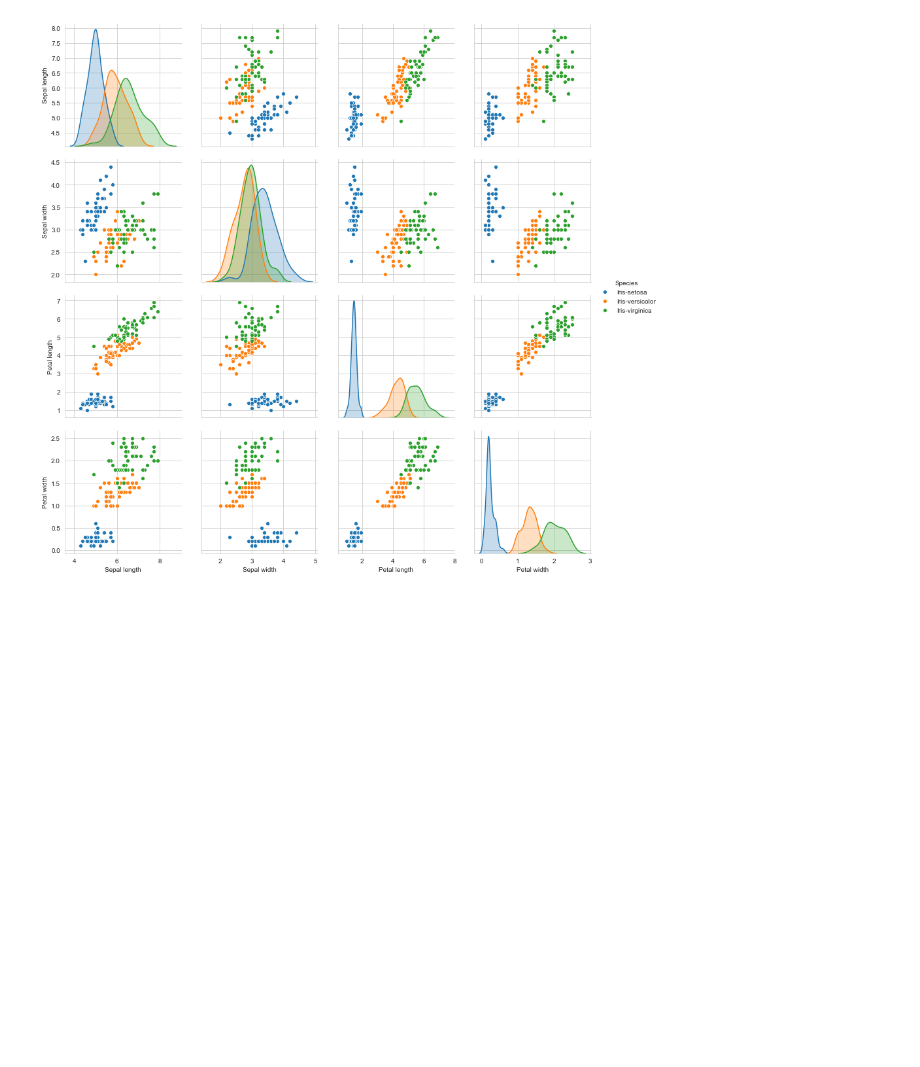
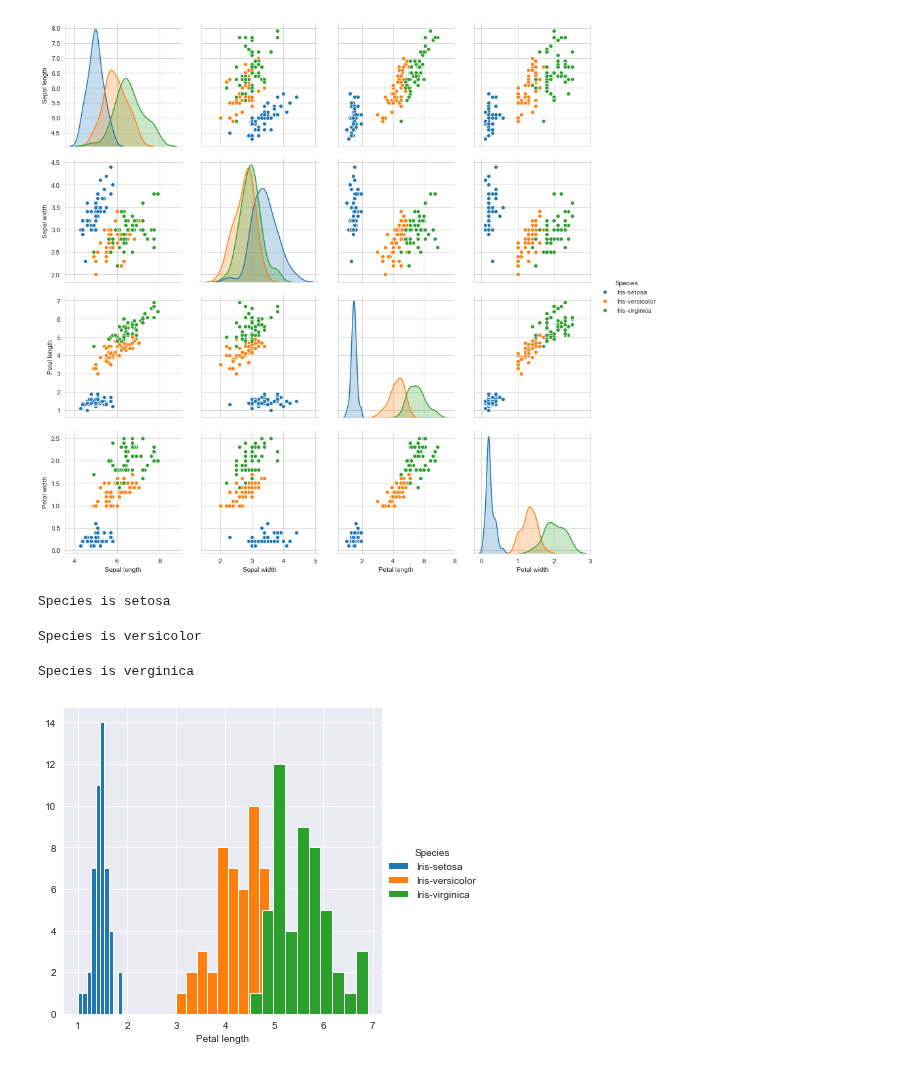
Before and after one commit to SANYAM1996/scatter-plotter, a Jupyter notebook: pd_1.ipynb, the cells around one changed output. Drawn from its saved outputs; the diff is of its cells as text; code cells hidden in the pictures; blank space fills up the shorter version.

```diff
--- a/pd_1.ipynb
+++ b/pd_1.ipynb
@@ -179,0 +185,29 @@ plt.show()
+# %%
+x = 1
+y = 1
+if (x<2) & (y<2):
+    print("Species is setosa")
+# %% [output]
+Species is setosa
+# %%
+x = 5
+y = 2
+if (x<=6) & (y<=3):
+    print("Species is versicolor")
+# %% [output]
+Species is versicolor
+# %%
+x = 7
+y = 3
+if (x<=8) & (y<=4):
+    print("Species is verginica")
+# %% [output]
+Species is verginica
+# %%
+sns.FacetGrid(data, hue= "Species",size = 5) \
+   .map(plt.hist, "Petal length") \
+   . add_legend();
+plt.grid(True)
+plt.show()
+# %% [output]
+[figure, added]
```
Also changed, not shown: parts of 10 cells of this notebook.
